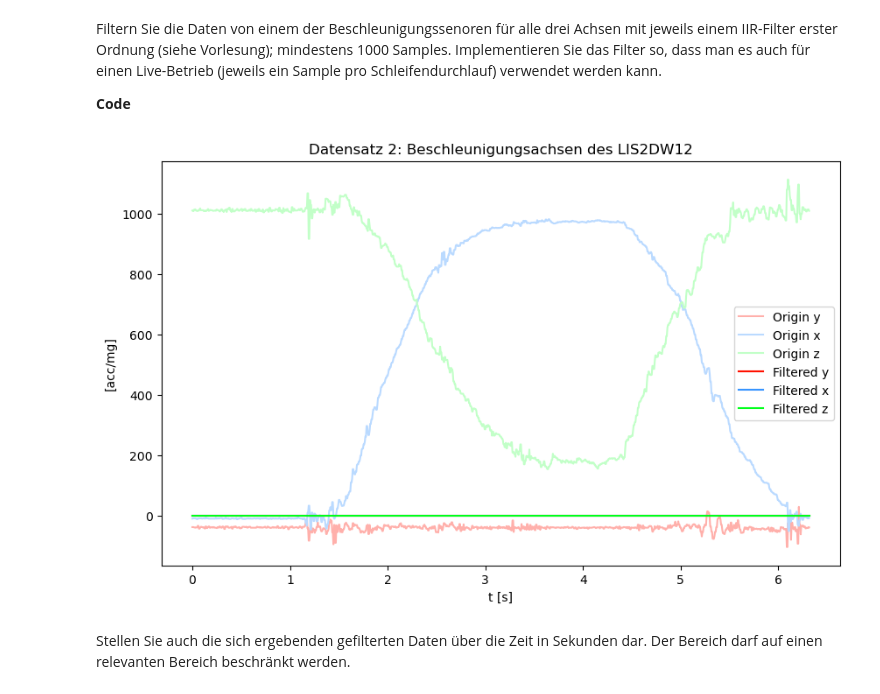
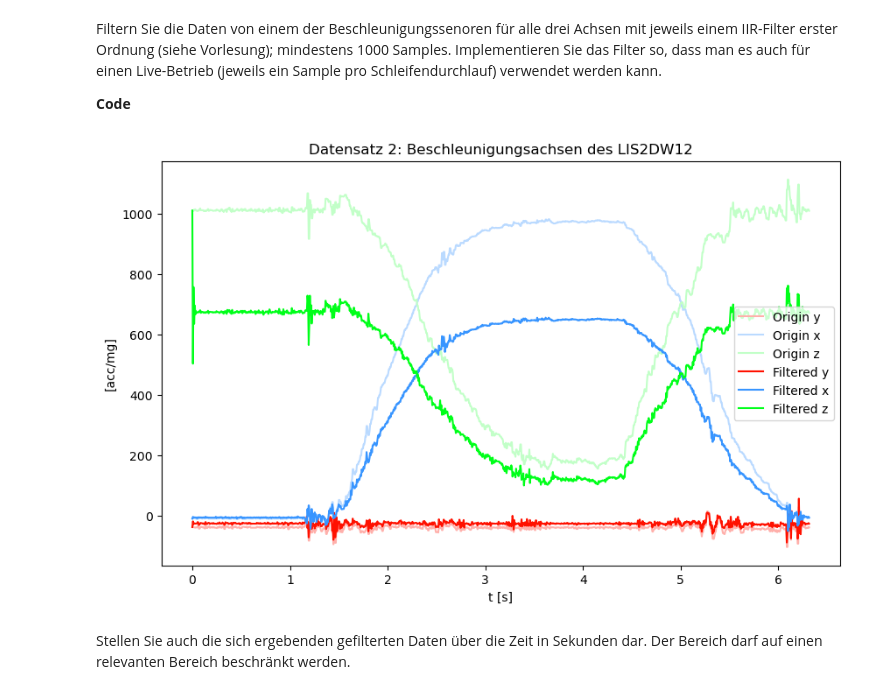
Before and after one commit to kanuphamm/ISS_Praktikum, a Jupyter notebook: Praktikum3/Praktikum3_v03tt.ipynb, the cells around one changed output. Saved outputs shown, nothing was run; the diff lists cells and outputs as text; code cells hidden in the pictures.

```diff
--- a/Praktikum3/Praktikum3_v03tt.ipynb
+++ b/Praktikum3/Praktikum3_v03tt.ipynb
@@ -92,9 +92,8 @@ data_z = np.genfromtxt("DataSets/Datensatz2.csv", delimiter=";", usecols=(9,), s
 
 # Größe des Eingangssignals ermitteln
 #length = data_x.shape[0]
-b0 = 0
-a1 = 1
-
+b0 = 1
+a1 = 0.5
 def iir_filter(data, b0, a1):
     length = data.shape[0]
     g = np.zeros(length)
@@ -107,34 +106,34 @@ def iir_filter(data, b0, a1):
 
     return g, length
 
 
 fil_x, length = iir_filter(data_x, b0, a1)
 fil_y, length = iir_filter(data_y, b0, a1)
 fil_z, length = iir_filter(data_z, b0, a1)
 
 # Anpassung der x-Achse
 time_in_seconds = length / 162
 x = np.arange(0, time_in_seconds, 1/162)
 plt.figure(figsize=(10, 6))
 
 plt.plot(x, data_y, color='#ffb0ab', label='Origin y')
 plt.plot(x, data_x, color='#badaff', label='Origin x')
 plt.plot(x, data_z, color='#c2ffc8', label='Origin z')
 plt.plot(x, fil_y, color='#ff1100', label='Filtered y')
 
 
 plt.plot(x, fil_x, color='#3895ff', label='Filtered x')
 
 
 plt.plot(x, fil_z, color='#00ff1a', label='Filtered z')
 
 plt.title("Datensatz 2: Beschleunigungsachsen des LIS2DW12")
 plt.xlabel("t [s]")
 plt.ylabel("[acc/mg]")
 plt.legend()
 plt.show()
 # %% [output]
-[figure, old version]
+[figure, new version]
 # %% [markdown]
 Stellen Sie auch die sich ergebenden gefilterten Daten über die Zeit in Sekunden dar. Der Bereich darf auf einen relevanten Bereich beschränkt werden.
 # %% [markdown]
```
Also changed, not shown: parts of 1 cell of this notebook, 2 other files.
